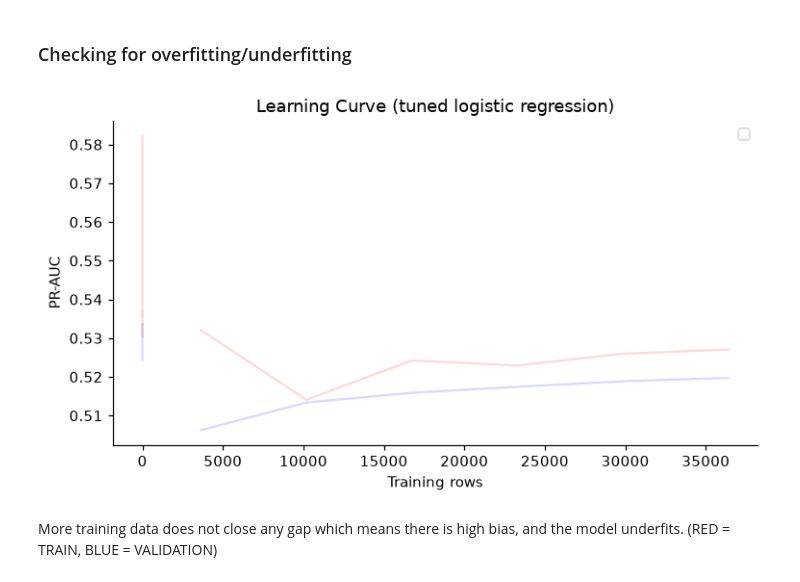
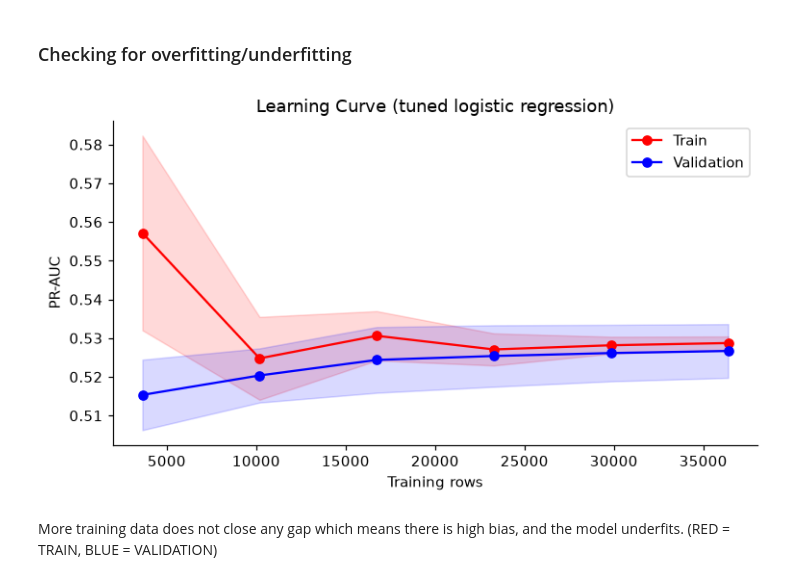
Before and after one commit to Tsarnas2003/Forecasting_Commercial_Success_of_a_SteamGame_using_MachineLearning, a Jupyter notebook: models/logistic_regression.ipynb, the cells around one changed output. Drawn from its saved outputs; the diff is of its cells as text; code cells hidden in the pictures.

Commit message:
fixed learning curve graph

```diff
--- a/models/logistic_regression.ipynb
+++ b/models/logistic_regression.ipynb
@@ -73,18 +73,19 @@ Best parameter: {'C': 100, 'penalty': 'l2'}      CV PR-AUC = 0.5267
 # %%
 best_model = grid.best_estimator_
 sizes, tr_sc, va_sc = learning_curve(best_model, X_train, y_train, cv=skf, scoring="average_precision",
                                      train_sizes=np.linspace(0.1, 1.0, 6), n_jobs=-1, random_state=RANDOM_STATE, shuffle=True)
 fig, ax = plt.subplots(figsize=(7, 4))
 for sc, label, color in [(tr_sc, "Train", "red"), (va_sc, "Validation", "blue")]:
-    ax.plot(sizes, sc.mean(axis=1) - sc.std(axis=1), sc.mean(axis=1) + sc.std(axis=1), color=color, alpha=.15)
+    ax.plot(sizes, sc.mean(axis=1), marker="o", color=color, label=label)
+    ax.fill_between(sizes, sc.mean(axis=1) - sc.std(axis=1), sc.mean(axis=1) + sc.std(axis=1), color=color, alpha=.15)
 ax.set_xlabel("Training rows")
 ax.set_ylabel("PR-AUC")
 ax.set_title("Learning Curve (tuned logistic regression)")
 ax.legend()
 plt.tight_layout()
 plt.show()
 # %% [output]
-[figure, old version]
+[figure, new version]
 # %% [markdown]
 More training data does not close any gap which means there is high bias, and the model underfits. (RED = TRAIN, BLUE = VALIDATION)
 # %%
```
